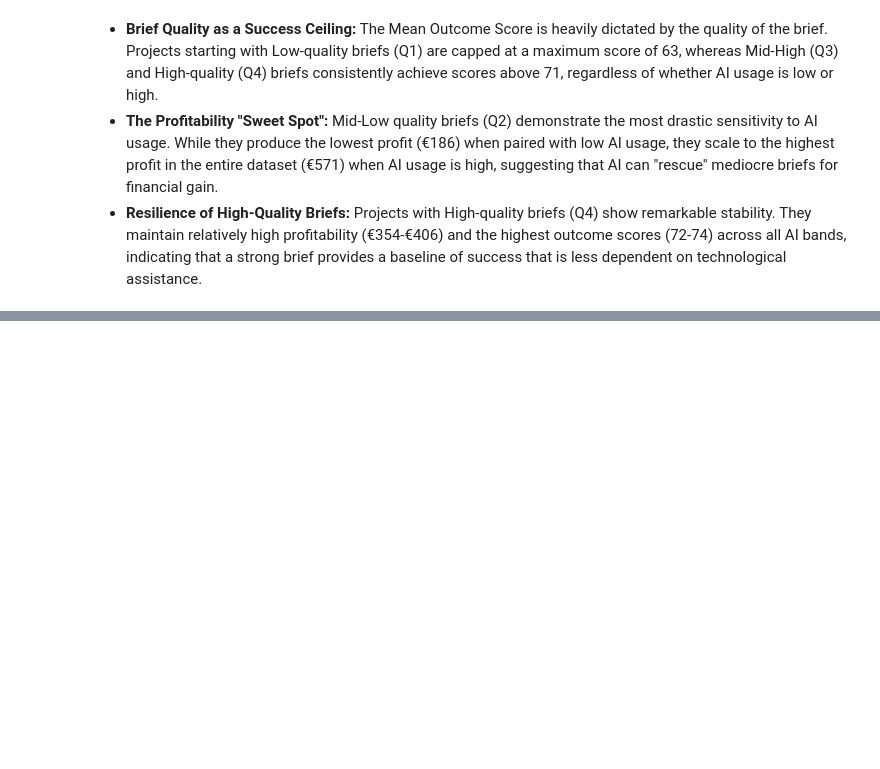
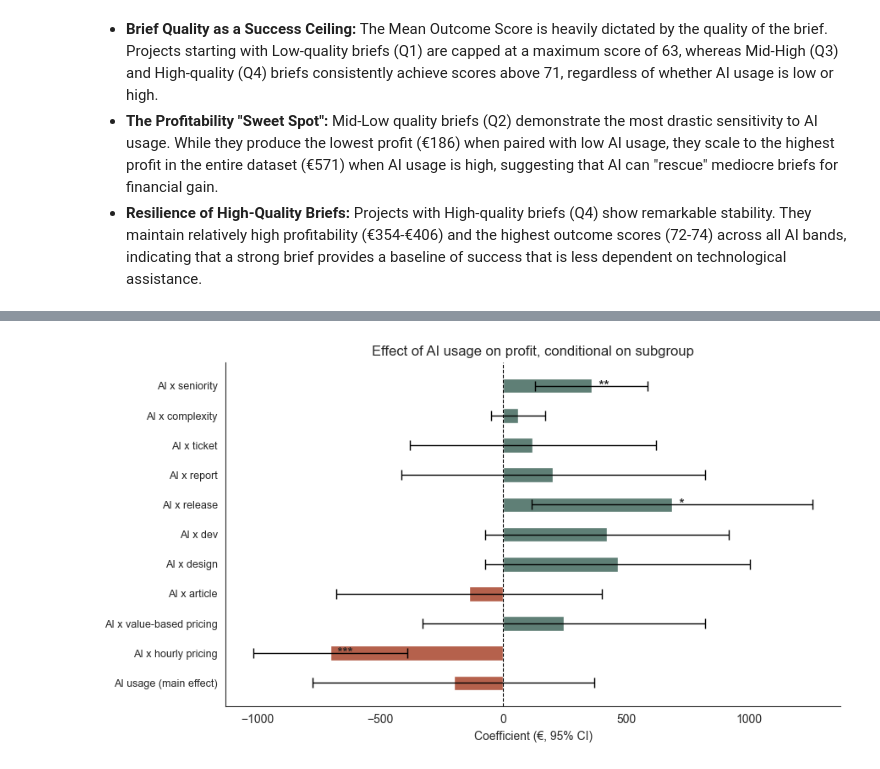
Before and after one commit to tabbba/Machine-Learning-810161, a Jupyter notebook: main.ipynb, the cells around one changed output, grey strips where cells are left out. Drawn from its saved outputs; the diff is of its cells as text; code cells hidden in the pictures; blank space fills up the shorter version.

Commit message:
refactor: merge modelling notebook into main and clean up README

```diff
--- a/eda.ipynb
+++ b/main.ipynb
@@ -1692,0 +1915,20 @@ plt.show()
+# %%
+INTERACTION_FORMULA = (
+    "profit ~ ai_usage_pct + hours_spent + rework_ratio "
+    "+ task_complexity_score + brief_quality_score + outcome_score "
+    "+ errors + revisions + sla_days + scope_change_flag "
+    "+ seniority + deadline_pressure + client_tier "
+    "+ C(pricing_model, Treatment(reference='fixed')) "
+    "+ C(task_type,     Treatment(reference='ad')) "
+    "+ C(team,          Treatment(reference='Content')) "
+    "+ ai_usage_pct:task_complexity_score "
+    "+ ai_usage_pct:seniority "
+    "+ ai_usage_pct:C(pricing_model, Treatment(reference='fixed')) "
+    "+ ai_usage_pct:C(task_type,     Treatment(reference='ad'))"
+)
+ols_int = smf.ols(INTERACTION_FORMULA, data=df_ols).fit(cov_type="HC3")
+
+print("Interaction OLS - fit statistics")
+display(ols_fit_stats(ols_int))
+print("\nInteraction OLS - coefficients (HC3 robust SEs)")
+display(ols_to_frame(ols_int))
@@ -1692,0 +1958,53 @@ plt.show()
+# %%
+ci = ols_int.conf_int()
+interact_df = pd.DataFrame({
+    "coef":    ols_int.params,
+    "ci_low":  ci[0],
+    "ci_high": ci[1],
+    "pvalue":  ols_int.pvalues,
+}).loc[lambda d: d.index.str.contains("ai_usage_pct")]
+
+def stars(p):
+    return "***" if p < 0.001 else "**" if p < 0.01 else "*" if p < 0.05 else ""
+interact_df["sig"] = interact_df["pvalue"].map(stars)
+
+LABEL_MAP = {
+    "ai_usage_pct": "AI usage (main effect)",
+    "ai_usage_pct:C(pricing_model, Treatment(reference='fixed'))[T.hourly]": "AI x hourly pricing",
+    "ai_usage_pct:C(pricing_model, Treatment(reference='fixed'))[T.value_based]": "AI x value-based pricing",
+    "ai_usage_pct:C(task_type, Treatment(reference='ad'))[T.article]": "AI x article",
+    "ai_usage_pct:C(task_type, Treatment(reference='ad'))[T.design]": "AI x design",
+    "ai_usage_pct:C(task_type, Treatment(reference='ad'))[T.dev]": "AI x dev",
+    "ai_usage_pct:C(task_type, Treatment(reference='ad'))[T.release]": "AI x release",
+    "ai_usage_pct:C(task_type, Treatment(reference='ad'))[T.report]": "AI x report",
+    "ai_usage_pct:C(task_type, Treatment(reference='ad'))[T.ticket]": "AI x ticket",
+    "ai_usage_pct:task_complexity_score": "AI x complexity",
+    "ai_usage_pct:seniority": "AI x seniority",
+}
+
+fig, ax = plt.subplots(figsize=(9, 5))
+labels = [LABEL_MAP.get(idx, idx) for idx in interact_df.index.tolist()]
+y_pos  = list(range(len(labels)))
+
+ax.barh(
+    y_pos, interact_df["coef"],
+    xerr=[interact_df["coef"] - interact_df["ci_low"],
+          interact_df["ci_high"] - interact_df["coef"]],
+    color=[ACCENT if c >= 0 else RISK for c in interact_df["coef"]],
+    error_kw={"ecolor": "black", "capsize": 4, "elinewidth": 1},
+    height=0.5,
+)
+ax.axvline(0, color="black", linewidth=0.8, linestyle="--")
+for i, idx in enumerate(interact_df.index):
+    sig = interact_df.loc[idx, "sig"]
+    if sig:
+        coef = interact_df.loc[idx, "coef"]
+        ax.text(coef, i, f"  {sig}", va="center", fontsize=11, fontweight="bold")
+ax.set_yticks(y_pos)
+ax.set_yticklabels(labels, fontsize=9)
+ax.set_xlabel("Coefficient (€, 95% CI)")
+ax.set_title("Effect of AI usage on profit, conditional on subgroup", fontsize=12)
+plt.tight_layout()
+plt.show()
+# %% [output]
+[figure, added]
```
Also changed, not shown: parts of 44 cells of this notebook, 5 other files.
